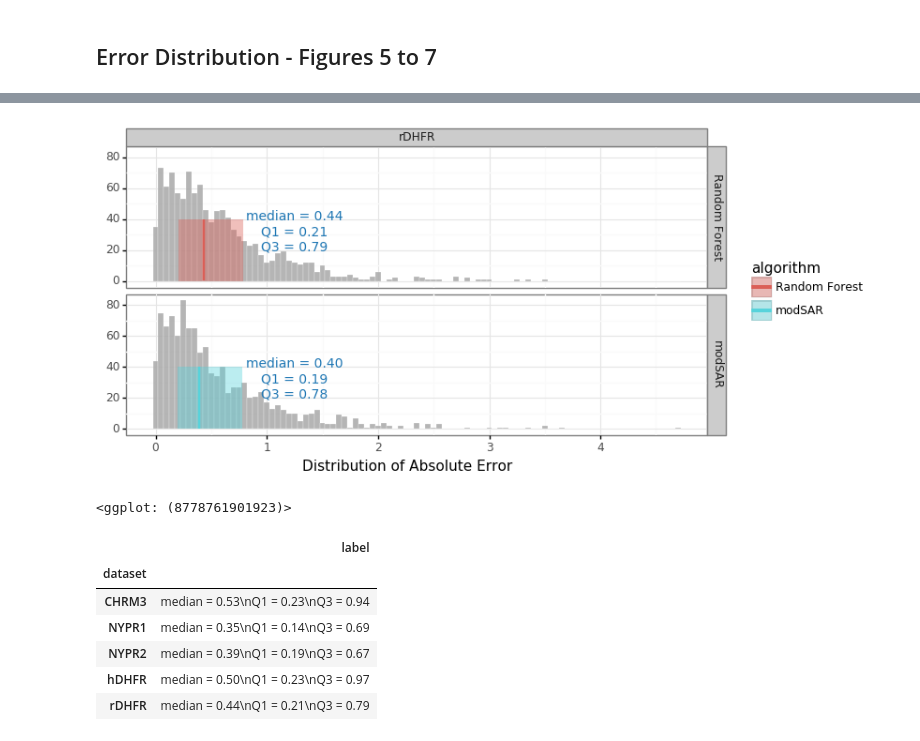
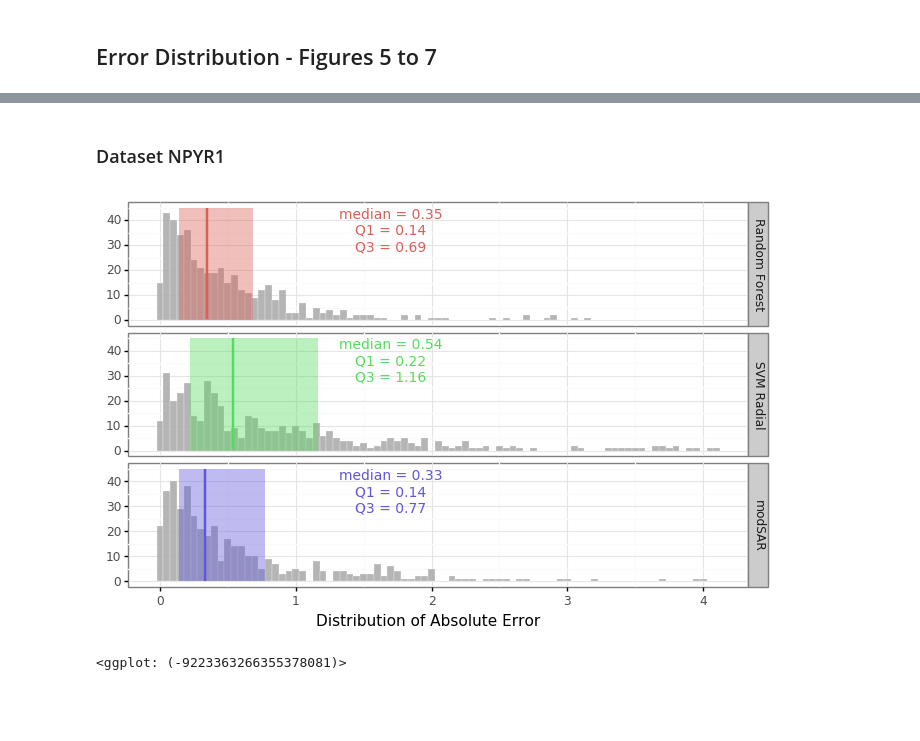
Before and after one commit to KISysBio/modSAR, a Jupyter notebook: processing/notebooks/Manuscript Figures and Tables.ipynb, the cells around one changed output, grey strips where cells are left out. Saved outputs shown, nothing was run; the diff lists cells and outputs as text; code cells hidden in the pictures; blank space fills up the shorter version.

Commit message:
Reproduce Figures 5 - 7 in the manuscript

```diff
--- a/processing/notebooks/Manuscript Figures and Tables.ipynb
+++ b/processing/notebooks/Manuscript Figures and Tables.ipynb
@@ -356,32 +350,40 @@ plot2_df
 # %%
-plot_df = pd.concat([external_predictions, rf_external_predictions]).query('dataset == "rDHFR"')
-plot2_df = pd.concat([external_abs_stats, rf_external_abs_stats]).reset_index().query('dataset == "rDHFR"')
+algorithm_names = {
+    'rf': 'Random Forest',
+    'svm': 'SVM Radial',
+    'modsar': 'modSAR'
+}
 
-g = (
-  ggplot(plot_df) +
-    geom_histogram(aes(x="absolute_error"), alpha=0.9, color='white', fill='#ADADAD',
-                   binwidth = 0.05, size=0.1) +
-    geom_rect(data=plot2_df, mapping=aes(fill='algorithm', xmin='25%', xmax='75%', ymin=0, ymax=40),
-              alpha=0.4) +
-    geom_segment(data=plot2_df, mapping=aes(y=40, color='algorithm', yend='50%', x='50%', xend='50%'),  size=1) +
-    geom_text(data=plot2_df, mapping=aes(label='label'),
-              color='#1f77b4', x=1.25, y=40*0.8, size=10) +
-    theme_bw() + xlab("Distribution of Absolute Error") + ylab("") +
-    facet_grid("algorithm ~ dataset") +
-    theme(figure_size=(8, 4))
-)
-g
+def plot_error_distribution(dataset,
+                            external_predictions=external_predictions,
+                            external_abs_stats=external_abs_stats,
+                            y_pos=40, x_pos=1.25):
+    plot_df = external_predictions.query('dataset == "%s"' % dataset).copy()
+    plot2_df = external_abs_stats.reset_index().query('dataset == "%s"' % dataset).copy()
+
+    plot_df['algorithm'] = plot_df['algorithm'].apply(lambda x: algorithm_names[x])
+    plot2_df['algorithm'] = plot2_df['algorithm'].apply(lambda x: algorithm_names[x])
+
+
+    g = (
+      ggplot(plot_df) +
+        geom_histogram(aes(x="absolute_error"), alpha=0.9, color='white', fill='#ADADAD',
+                       binwidth = 0.05, size=0.1) +
+        geom_rect(data=plot2_df, mapping=aes(fill='algorithm', xmin='25%', xmax='75%', ymin=0, ymax=y_pos),
+                  alpha=0.4) +
+        geom_segment(data=plot2_df, mapping=aes(color='algorithm', yend='50%', x='50%', xend='50%'),  y=y_pos, size=1) +
+        geom_text(data=plot2_df, mapping=aes(label='label', color='algorithm'), x=x_pos, y=y_pos*0.8, size=10) +
+        theme_bw() + xlab("Distribution of Absolute Error") + ylab("") +
+        facet_grid("algorithm ~ .") +
+        scale_fill_discrete(guide=False) +
+        scale_color_discrete(guide=False) +
+        theme(figure_size=(8, 5))
+    )
+    return g
-# %% [output]
-[figure, removed]
-<ggplot: (8778761901923)>
-# %%
-rf_external_abs_stats = rf_external_predictions.groupby(['dataset']).apply(get_absolute_error_stats)
-rf_external_abs_stats
-# %% [output]
-|  | label |
-| dataset |  |
-| CHRM3 | median = 0.53\nQ1 = 0.23\nQ3 = 0.94 |
-| NYPR1 | median = 0.35\nQ1 = 0.14\nQ3 = 0.69 |
-| NYPR2 | median = 0.39\nQ1 = 0.19\nQ3 = 0.67 |
-| hDHFR | median = 0.50\nQ1 = 0.23\nQ3 = 0.97 |
-| rDHFR | median = 0.44\nQ1 = 0.21\nQ3 = 0.79 |
+# %% [markdown]
+### Dataset NPYR1
+# %%
+plot_error_distribution('NYPR1', y_pos=45, x_pos=1.7)
+# %% [output]
+[figure, added]
+<ggplot: (-9223363266355378081)>
```
Also changed, not shown: parts of 23 cells of this notebook.
